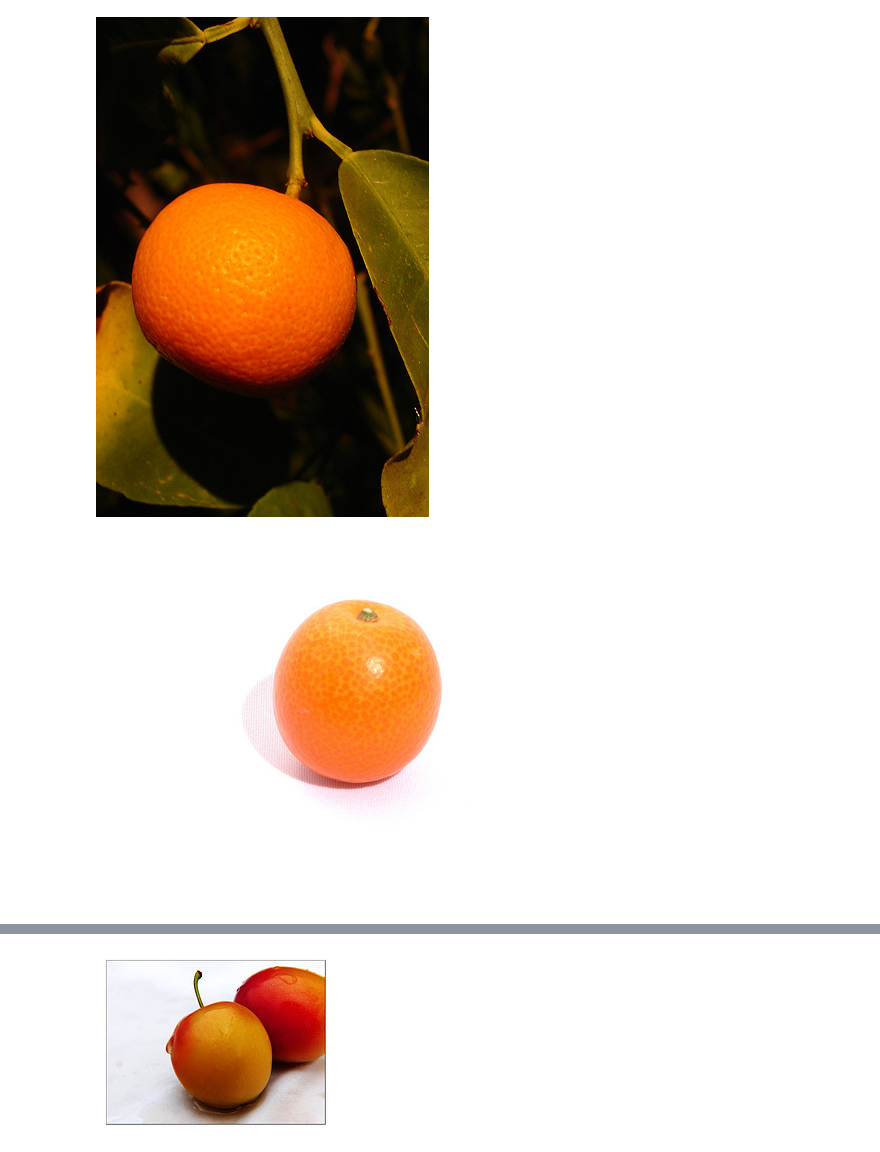
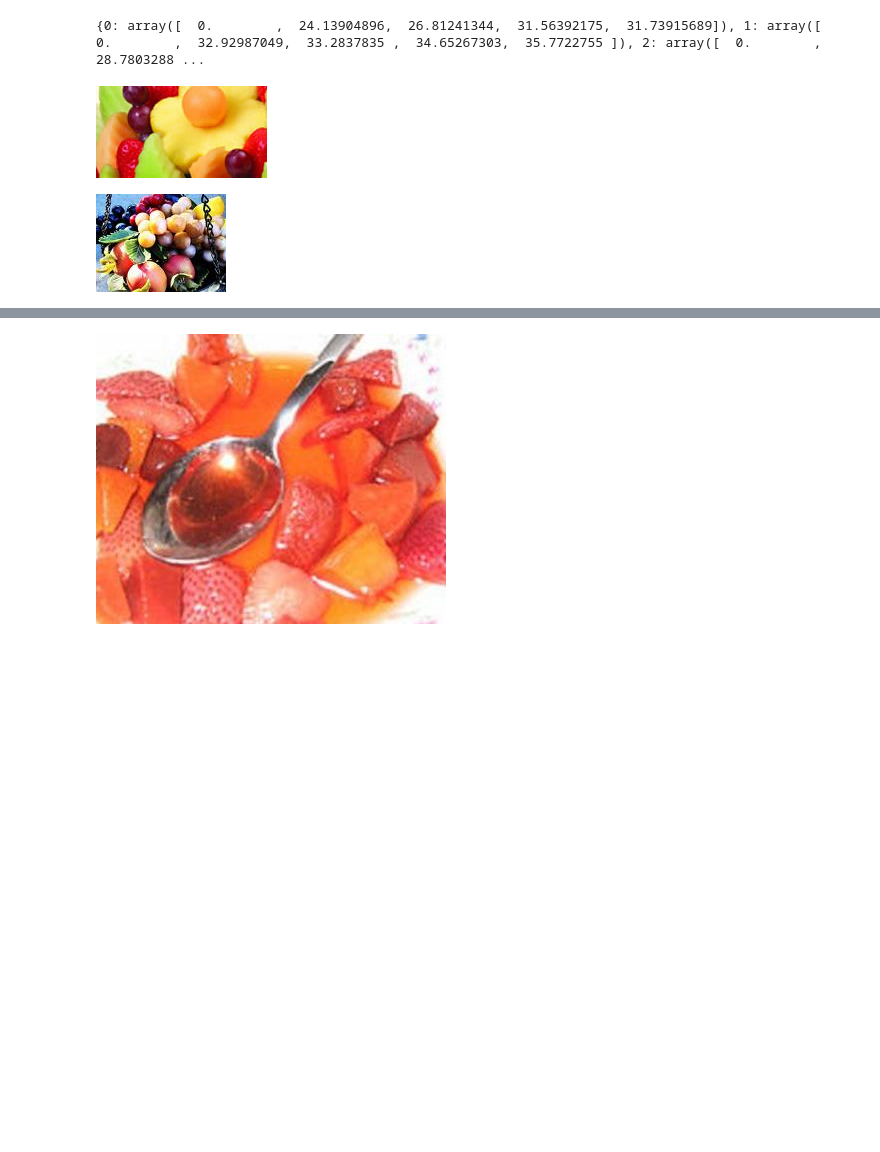
Before and after one commit to arsheth/Image_Similarity, a Jupyter notebook: Image_Embeddings.ipynb, the cells around one changed output, grey strips where cells are left out. Drawn from its saved outputs; the diff is of its cells as text; code cells hidden in the pictures; blank space fills up the shorter version.

```diff
--- a/Image_Embeddings.ipynb
+++ b/Image_Embeddings.ipynb
@@ -17,8 +17,12 @@ nbrs = NearestNeighbors(n_neighbors=5, algorithm='ball_tree').fit(X)
 # %%
 knn_indices = {}
+knn_distances = {}
 for key in image_indices.keys():
     distances, indices = nbrs.kneighbors([image_indices[key]])
     knn_indices[key] = indices[0]
+    knn_distances[key] = distances[0]
+# %% [output]
+{0: array([  0.        ,  24.13904896,  26.81241344,  31.56392175,  31.73915689]), 1: array([  0.        ,  32.92987049,  33.2837835 ,  34.65267303,  35.7722755 ]), 2: array([  0.        ,  28.7803288 ...
 # %%
 import pickle
 pickle.dump(knn_indices, open( "knn_indices.pkl", "wb" ))
@@ -34,11 +39,11 @@ from IPython.display import Image,display
 # %%
 from matplotlib import pyplot as plt
 #give any id from 0 to 534 in the following line and check
 #pictures look really relevant to me
-names = [index_to_titles[index] for index in knn_indices[210]]
+names = [index_to_titles[index] for index in knn_indices[211]]
 for name in names:
     img = Image(filename = str(name).rstrip('\r\n'))
     display(img)
 # %% [output]
-[figure, old version]
+[figure, new version]
-[figure, old version]
+[figure, new version]
@@ -46 +51 @@ for name in names:
-[figure, old version]
+[figure, new version]
```
Also changed, not shown: parts of 6 cells of this notebook, 5 other files.
